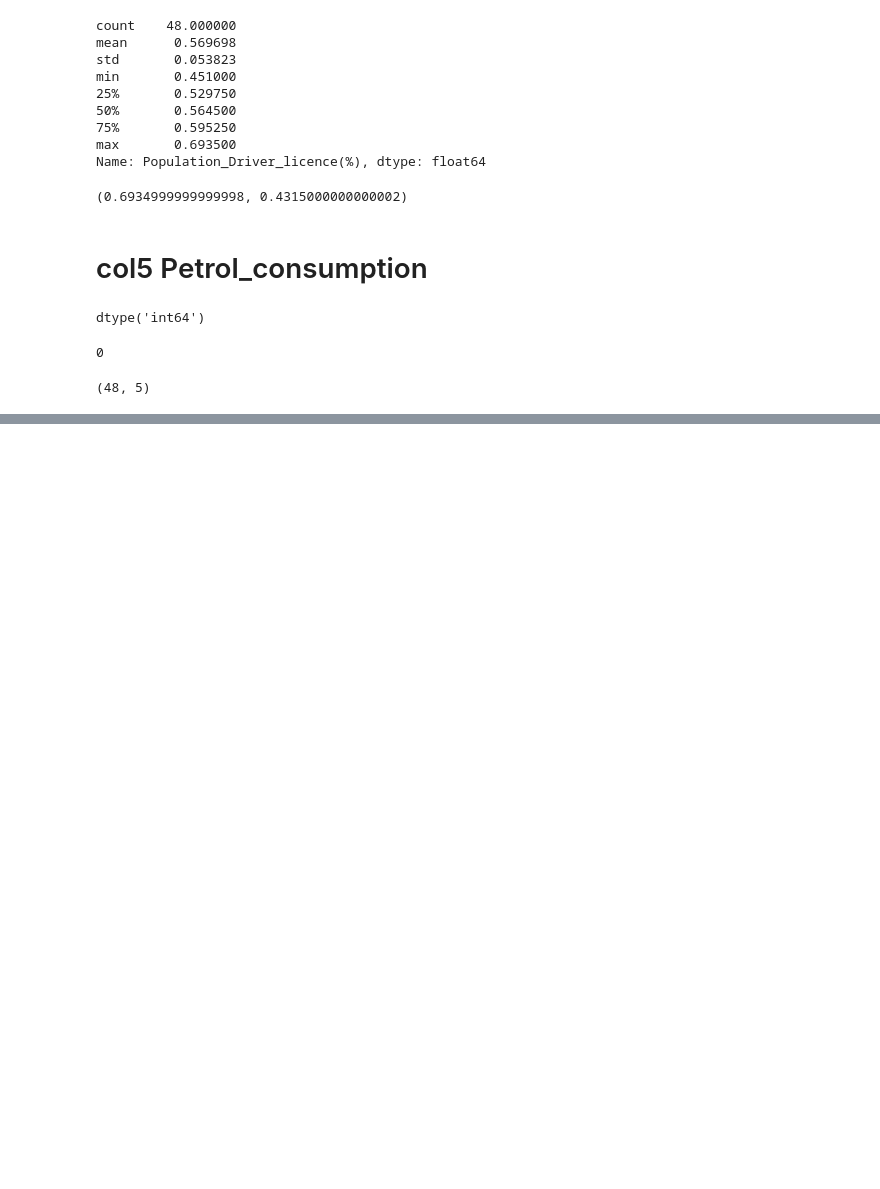
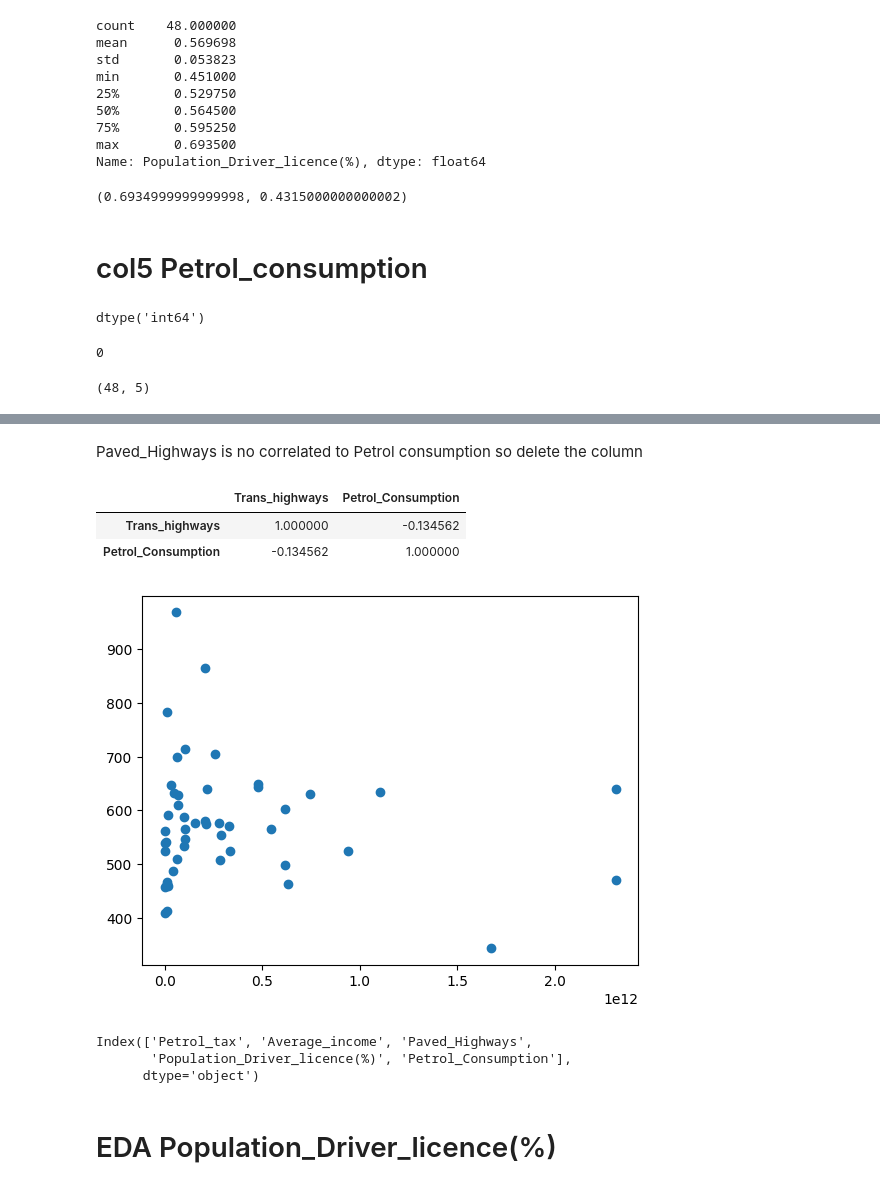
Before and after one commit to neelakandanoj/Python, a Jupyter notebook: MachineLearniing/LinearRegresson/petrol.ipynb, the cells around one changed output, grey strips where cells are left out. Cells and saved outputs as stored; diff of their text form; code cells hidden in the pictures; blank space fills up the shorter version.

```diff
--- a/MachineLearniing/LinearRegresson/petrol.ipynb
+++ b/MachineLearniing/LinearRegresson/petrol.ipynb
@@ -192,0 +300,22 @@ df.shape
+# %% [markdown]
+Paved_Highways is no correlated to Petrol consumption so delete the column
+# %%
+# df['Trans_highways']=df['Paved_Highways'].pow(2)
+df['Trans_highways']=df['Paved_Highways'].pow(3)
+# df['Trans_highways']=df['Paved_Highways'].pow(4)
+# df['Trans_highways']=np.log(df['Paved_Highways'])
+plt.scatter(x=df['Trans_highways'],y=df['Petrol_Consumption'])
+df[['Trans_highways','Petrol_Consumption']].corr()
+# %% [output]
+|  | Trans_highways | Petrol_Consumption |
+| Trans_highways | 1.000000 | -0.134562 |
+| Petrol_Consumption | -0.134562 | 1.000000 |
+[figure, added]
+# %%
+df.columns
+# %% [output]
+Index(['Petrol_tax', 'Average_income', 'Paved_Highways',
+       'Population_Driver_licence(%)', 'Petrol_Consumption'],
+      dtype='object')
+# %% [markdown]
+# EDA Population_Driver_licence(%)
```
Also changed, not shown: parts of 19 cells of this notebook, 1 other file.
